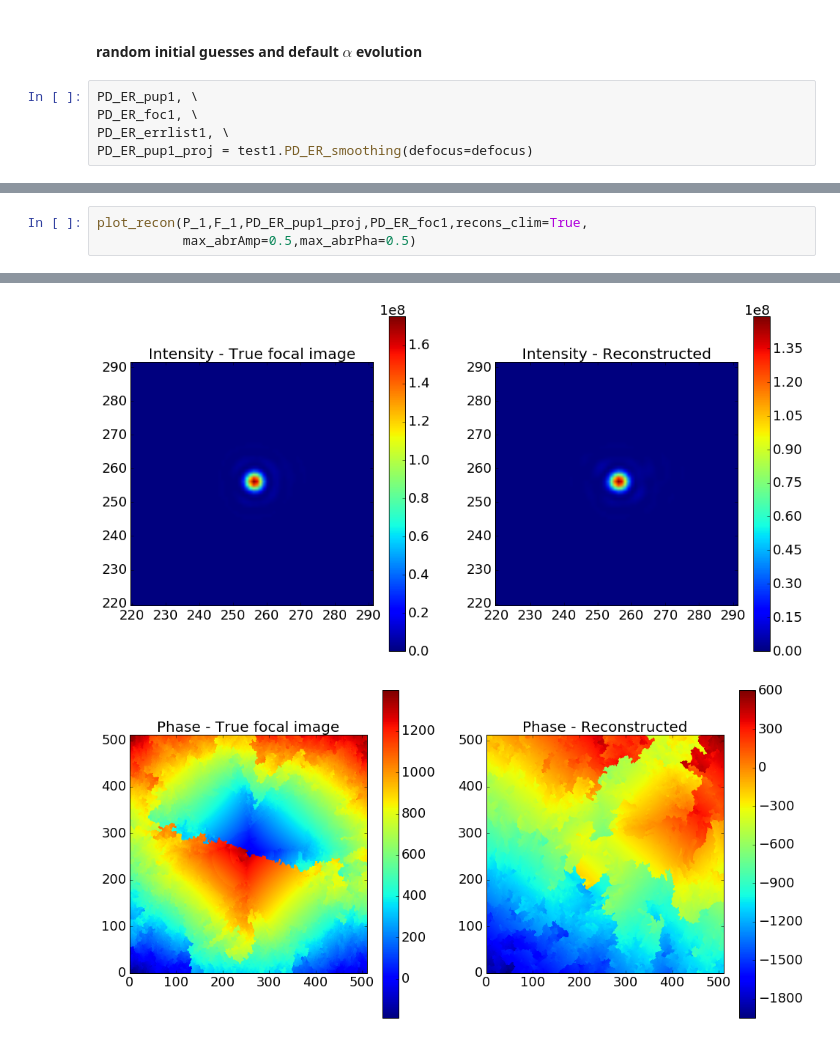
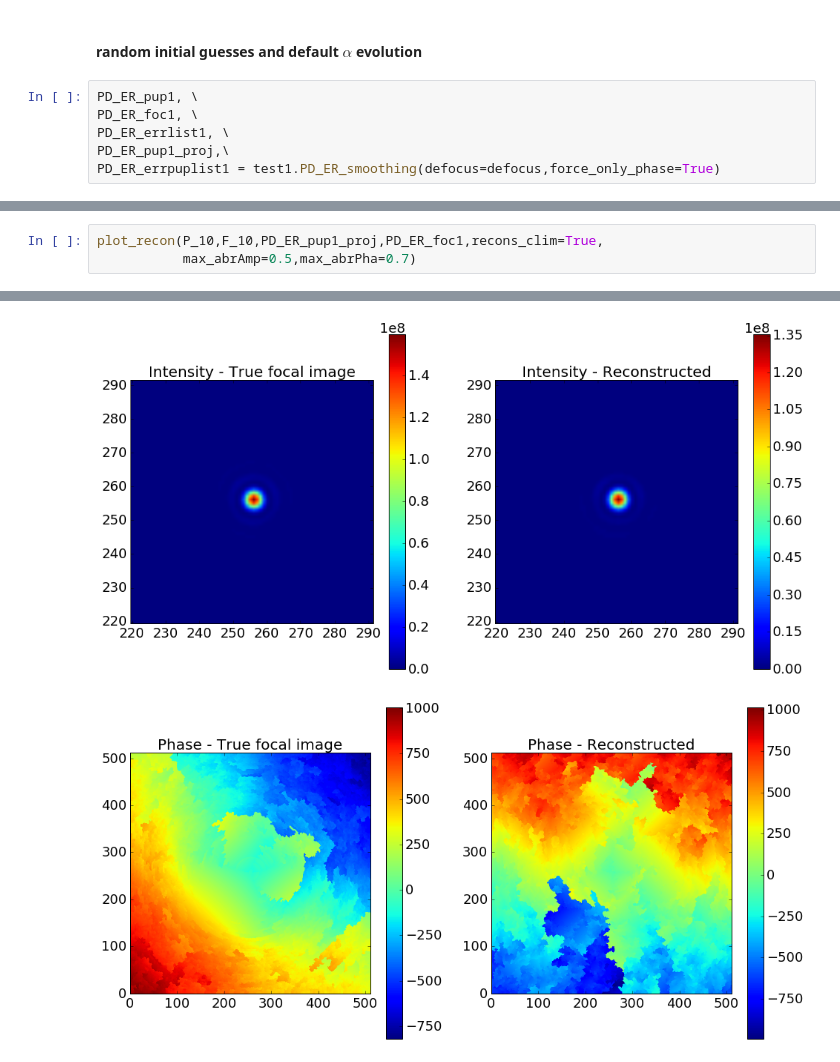
Before and after one commit to Mipanox/GPI_stuff, a Jupyter notebook: notebooks/PR_PD-smoothing.ipynb, the cells around one changed output, grey strips where cells are left out. Cells and saved outputs as stored; diff of their text form.

```diff
--- a/notebooks/PR_PD-smoothing.ipynb
+++ b/notebooks/PR_PD-smoothing.ipynb
@@ -161,6 +151,7 @@ test1(foc_defoc=[F1,Fd1])
 PD_ER_pup1, \
 PD_ER_foc1, \
 PD_ER_errlist1, \
-PD_ER_pup1_proj = test1.PD_ER_smoothing(defocus=defocus)
+PD_ER_pup1_proj,\
+PD_ER_errpuplist1 = test1.PD_ER_smoothing(defocus=defocus,force_only_phase=True)
 # %% [output]
 Caution: Pupil image is not used for constraints.
@@ -195,4 +186,4 @@ Current filter:
 # %%
-plot_recon(P_1,F_1,PD_ER_pup1_proj,PD_ER_foc1,recons_clim=True,
-           max_abrAmp=0.5,max_abrPha=0.5)
+plot_recon(P_10,F_10,PD_ER_pup1_proj,PD_ER_foc1,recons_clim=True,
+           max_abrAmp=0.5,max_abrPha=0.7)
 # %% [output]
@@ -201,3 +192,3 @@ plot_recon(P_1,F_1,PD_ER_pup1_proj,PD_ER_foc1,recons_clim=True,
-[figure, old version]
+[figure, new version]
-[figure, old version]
+[figure, new version]
 # %%
```
Also changed, not shown: parts of 12 cells of this notebook, 2 other files.
